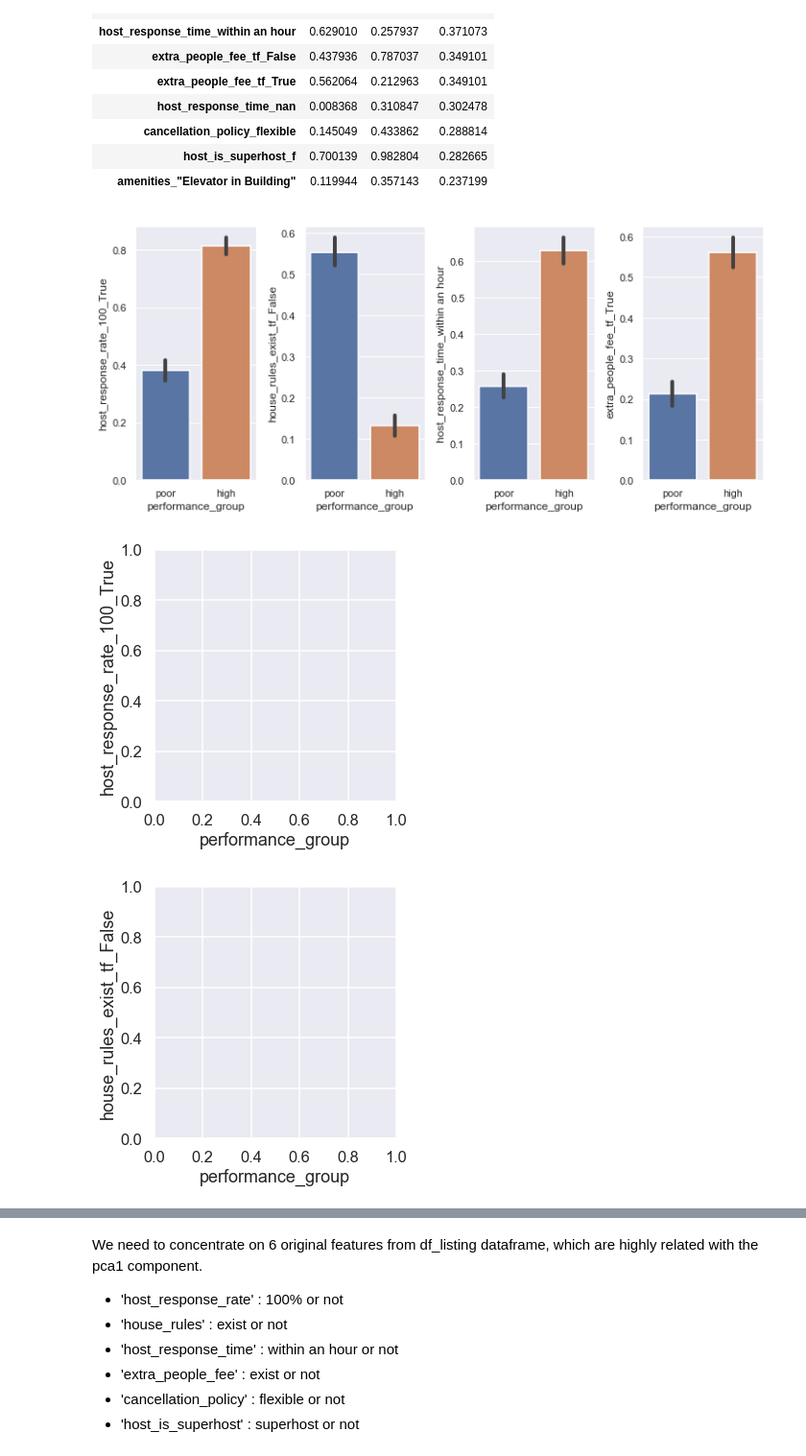
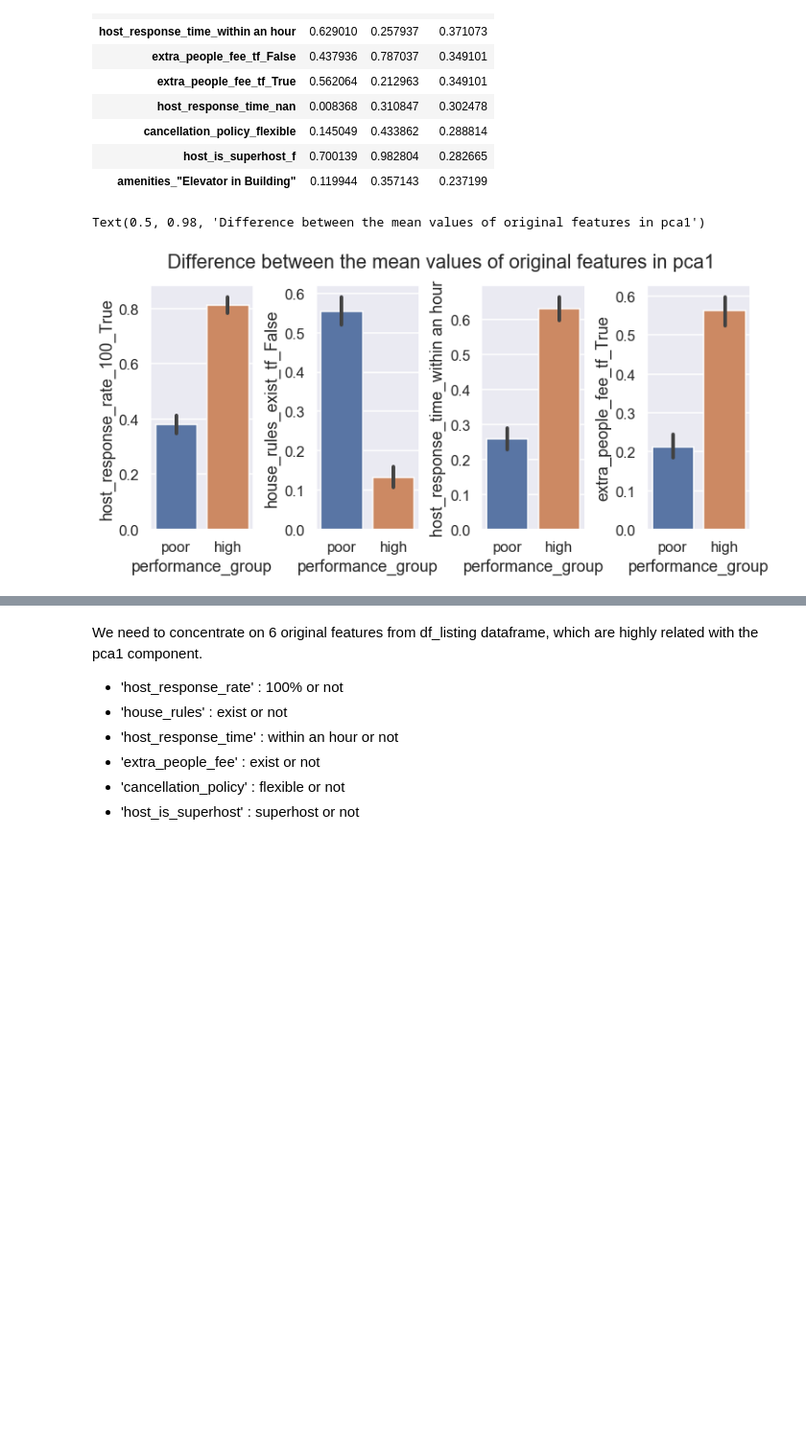
Before and after one commit to dalpengholic/Udacity_Boston-AirBNB-Data, a Jupyter notebook: p4_Boston_AirBnB_with CRISP-DM v0.1.ipynb, the cells around one changed output, grey strips where cells are left out. Shown at 96% size. Cells and saved outputs as stored; diff of their text form; code cells hidden in the pictures; blank space fills up the shorter version.

```diff
--- a/p4_Boston_AirBnB_with CRISP-DM v0.1.ipynb
+++ b/p4_Boston_AirBnB_with CRISP-DM v0.1.ipynb
@@ -578,25 +603,15 @@ negative to pca1: [('host_response_rate_100_False', '-0.207'), ('extra_people_fe
 | host_is_superhost_f | 0.700139 | 0.982804 | 0.282665 |
 | amenities_"Elevator in Building" | 0.119944 | 0.357143 | 0.237199 |
 # %%
-# Check columns that having missing values over 50%
-testframe =result_pca1_df[0:10].T
-testframe['performance group'] = testframe.index
-testframe = testframe.drop(['difference'])
-testframe.head()
-
-df_listing_total = pd.concat([df_listing_poor, df_listing_high])
-df_listing_total["performance_group"] = df_listing_total['y_label']
-df_listing_total.drop(['y_label'], axis=1, inplace=True)
-
 sns.set()
+sns.set_context("talk")
 figure, axes = plt.subplots(1,4, figsize=(12,5))
-sns.set_context("talk")
-figure.subplots_adjust(wspace=0.4)
-ax0 = sns.catplot(x='performance_group', y='host_response_rate_100_True',data=df_listing_total, ax=axes[0], kind='bar')
-ax1 = sns.catplot(x='performance_group', y='house_rules_exist_tf_False',data=df_listing_total, ax=axes[1], kind='bar')
-ax2 = sns.catplot(x='performance_group', y='host_response_time_within an hour',data=df_listing_total, ax=axes[2], kind='bar')
-ax3 = sns.catplot(x='performance_group', y='extra_people_fee_tf_True', data=df_listing_total, ax=axes[3], kind='bar')
+figure.subplots_adjust(wspace=0.6)
+ax0 = sns.barplot(x='performance_group', y='host_response_rate_100_True',data=df_listing_total, ax=axes[0])
+ax1 = sns.barplot(x='performance_group', y='house_rules_exist_tf_False',data=df_listing_total, ax=axes[1])
+ax2 = sns.barplot(x='performance_group', y='host_response_time_within an hour',data=df_listing_total, ax=axes[2])
+ax3 = sns.barplot(x='performance_group', y='extra_people_fee_tf_True', data=df_listing_total, ax=axes[3])
+figure.suptitle("Difference between the mean values of original features in pca1")
 # %% [output]
+Text(0.5, 0.98, 'Difference between the mean values of original features in pca1')
-[figure, old version]
+[figure, new version]
-[figure, removed]
-[figure, removed]
```
Also changed, not shown: parts of 20 cells of this notebook, 4 other files.
